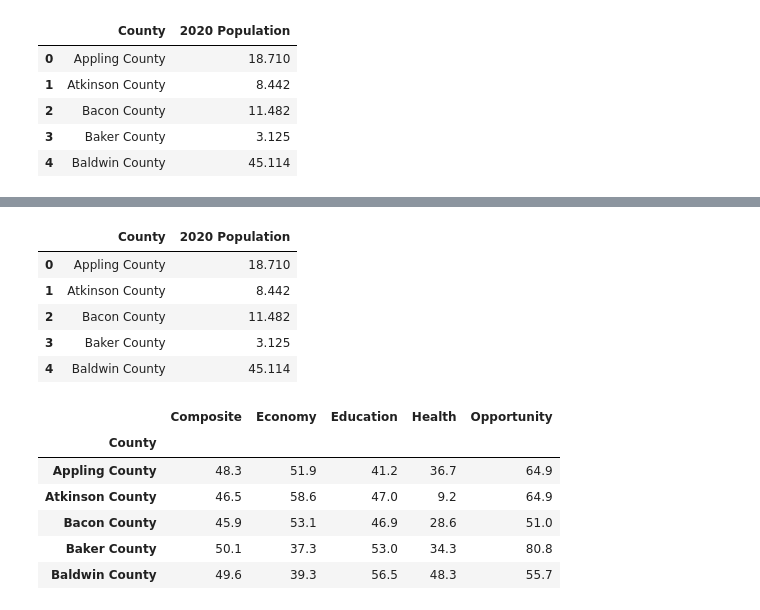
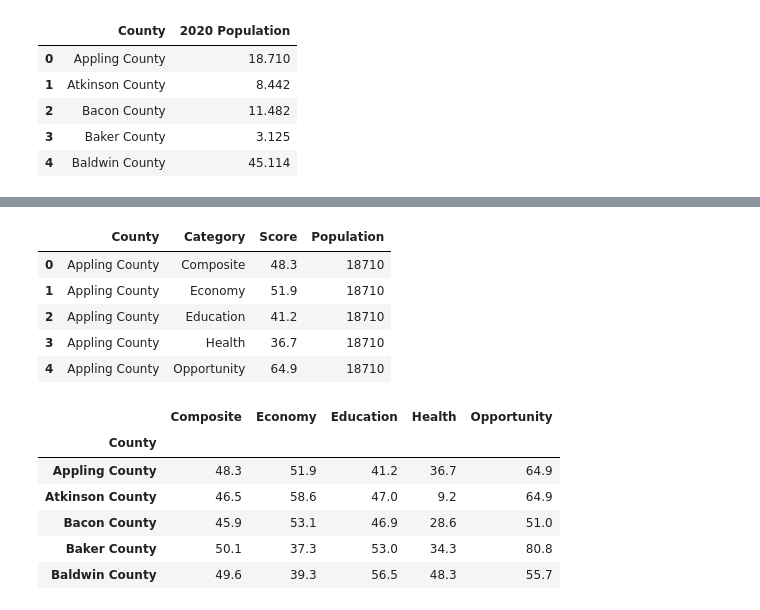
Before and after one commit to mmainzer/county-index, a Jupyter notebook: data-clean.ipynb, the cells around one changed output, grey strips where cells are left out. Cells and saved outputs as stored; diff of their text form; code cells hidden in the pictures.

```diff
--- a/data-clean.ipynb
+++ b/data-clean.ipynb
@@ -540,4 +540,4 @@ pop.head()
 # %%
 scores = pd.merge(scores, pop, how='left', on='County')
 # %%
-scores.rename(columns={'2020 Population' : 'Population'})
+scores = scores.rename(columns={'2020 Population' : 'Population'})
@@ -558,12 +544,16 @@ scores.rename(columns={'2020 Population' : 'Population'})
+# %%
+scores.Population = scores.Population * 1000
+# %%
+scores.Population = scores['Population'].astype(int)
 # %%
-pop.head()
+scores.head()
 # %% [output]
-|  | County | 2020 Population |
-| 0 | Appling County | 18.710 |
-| 1 | Atkinson County | 8.442 |
-| 2 | Bacon County | 11.482 |
-| 3 | Baker County | 3.125 |
-| 4 | Baldwin County | 45.114 |
+|  | County | Category | Score | Population |
+| 0 | Appling County | Composite | 48.3 | 18710 |
+| 1 | Appling County | Economy | 51.9 | 18710 |
+| 2 | Appling County | Education | 41.2 | 18710 |
+| 3 | Appling County | Health | 36.7 | 18710 |
+| 4 | Appling County | Opportunity | 64.9 | 18710 |
 # %%
 scores.to_csv('data/final/scoresTable.csv', index=False)
 # %%
```
Also changed, not shown: parts of 1 cell of this notebook, 6 other files.
